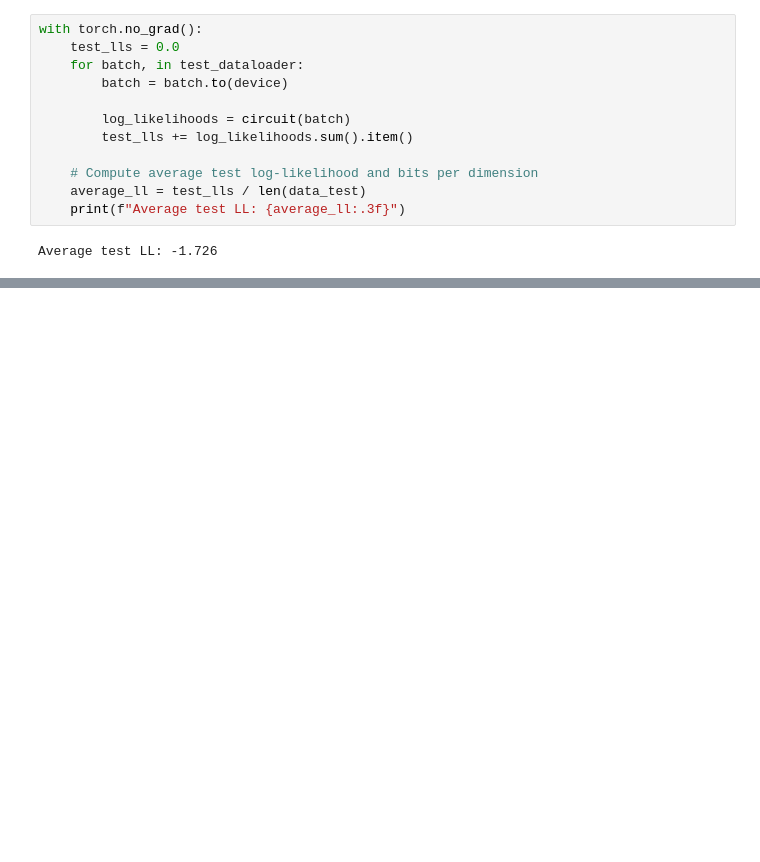
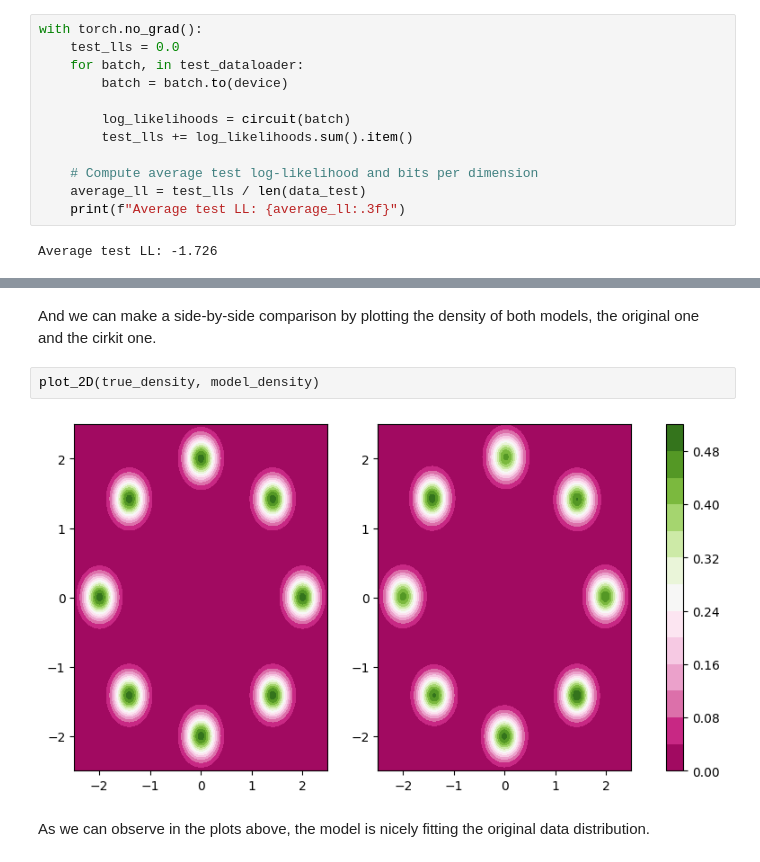
Before and after one commit to april-tools/cirkit, a Jupyter notebook: notebooks/learning-a-gaussian-mixture-model.ipynb, the cells around one changed output, grey strips where cells are left out. Saved outputs shown, nothing was run; the diff lists cells and outputs as text; blank space fills up the shorter version.

```diff
--- a/notebooks/learning-a-gaussian-mixture-model.ipynb
+++ b/notebooks/learning-a-gaussian-mixture-model.ipynb
@@ -239,0 +291,8 @@ As we can observe in the plot above, we have properly learned to model the origi
+# %% [markdown]
+And we can make a side-by-side comparison by plotting the density of both models, the original one and the cirkit one.
+# %%
+plot_2D(true_density, model_density)
+# %% [output]
+[figure, added]
+# %% [markdown]
+As we can observe in the plots above, the model is nicely fitting the original data distribution.
```
Also changed, not shown: parts of 16 cells of this notebook.
